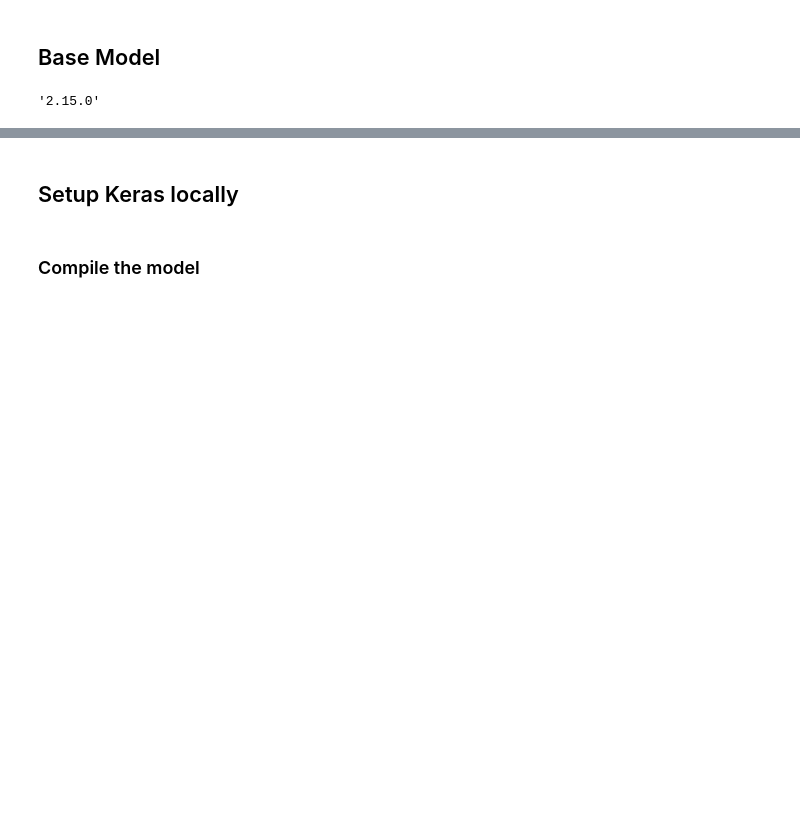
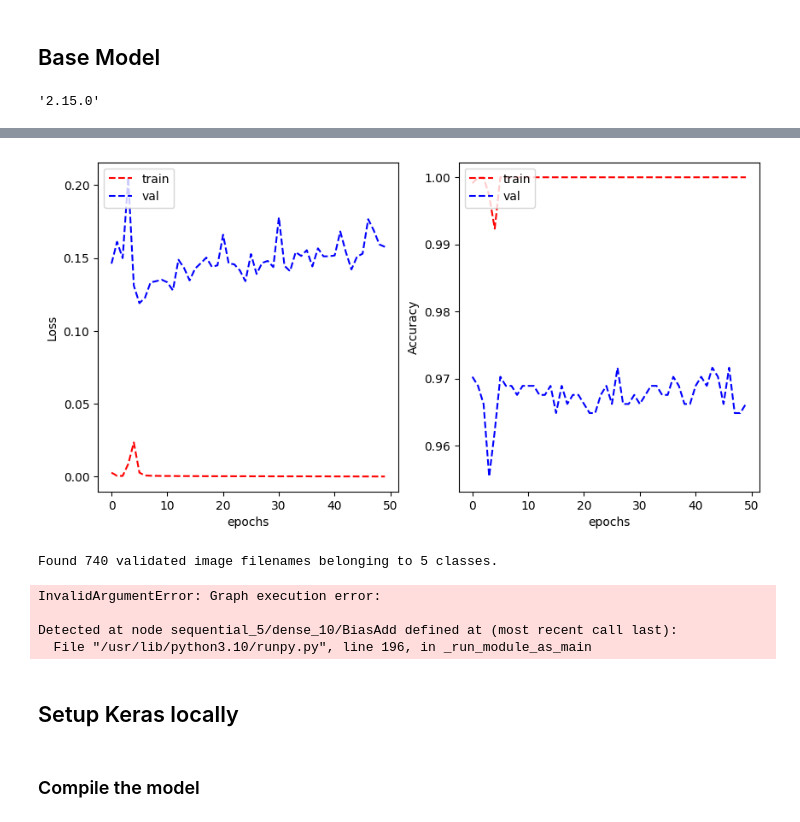
Before and after one commit to afrahhassan/afrahhassan, a Jupyter notebook: assignment2.ipynb, the cells around one changed output, grey strips where cells are left out. Cells and saved outputs as stored; diff of their text form; code cells hidden in the pictures; blank space fills up the shorter version.

```diff
--- a/assignment2.ipynb
+++ b/assignment2.ipynb
@@ -190,0 +210,36 @@ KeyError: 'ImgPath'
+# %%
+model.compile(optimizer='adam',
+              loss='categorical_crossentropy',
+              metrics=['accuracy'])
+# %%
+history = model.fit(train_generator, validation_data=validation_generator, epochs=50, verbose=0)
+# %%
+plot_learning_curve(history.history['loss'], history.history['val_loss'],
+                    history.history['accuracy'], history.history['val_accuracy'],
+                    metric_name='Accuracy')
+# %% [output]
+[figure, added]
+# %%
+test_data['class'] = test_data['class'].astype('str')
+
+test_datagen = ImageDataGenerator(rescale=1./255, data_format='channels_last')
+
+batch_size = 1
+
+test_generator = test_datagen.flow_from_dataframe(
+        dataframe=test_data,
+        directory='./',
+        x_col="image_path",
+        y_col="class",
+        target_size=(32, 32),
+        batch_size=batch_size,
+        class_mode='categorical')
+# %% [output]
+Found 740 validated image filenames belonging to 5 classes.
+# %%
+model.evaluate(test_generator)
+# %% [output]
+InvalidArgumentError: Graph execution error:
+
+Detected at node sequential_5/dense_10/BiasAdd defined at (most recent call last):
+  File "/usr/lib/python3.10/runpy.py", line 196, in _run_module_as_main
```
Also changed, not shown: parts of 10 cells of this notebook.
